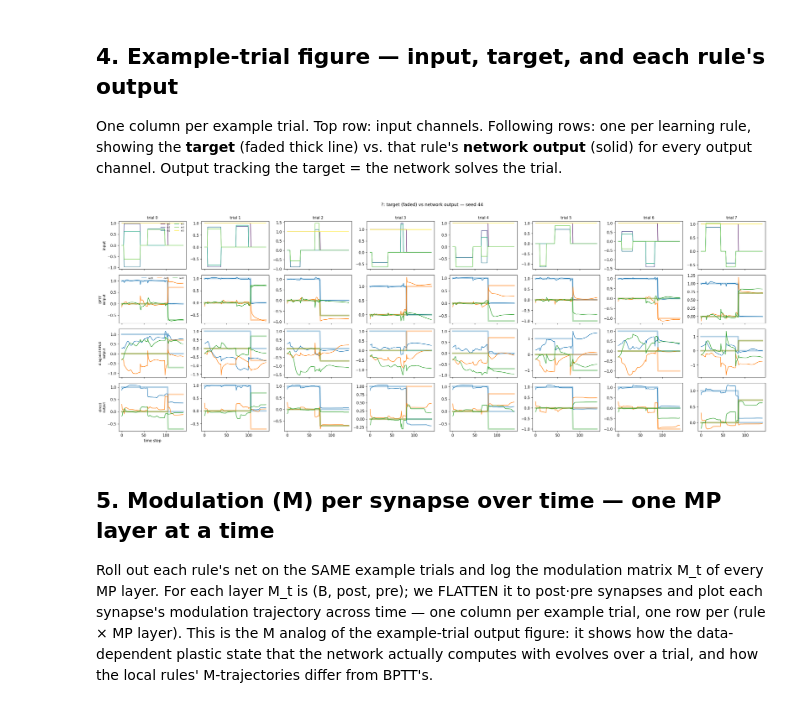
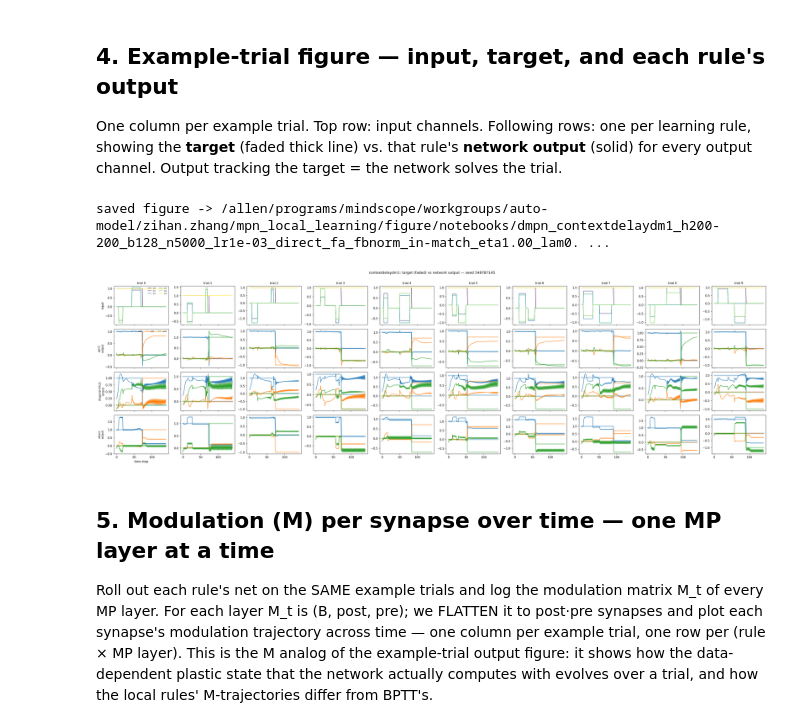
Before and after one commit to StevenZhang0116/mpn_local_learning, a Jupyter notebook: notebooks/visualize_performance.ipynb, the cells around one changed output. Cells and saved outputs as stored; diff of their text form; code cells hidden in the pictures.

Commit message:
save notebook result

```diff
--- a/notebooks/visualize_performance.ipynb
+++ b/notebooks/visualize_performance.ipynb
@@ -40,8 +40,8 @@ RULE_LABEL = {"bptt": "BPTT", "local_diag_rflo": "diagonal RFLO",
 # Nothing here is regenerated from train_mpn's globals — the net AND the task config
 # come from the checkpoints themselves.
 CKPT_DIR  = tm.CKPT_DIR    # default <root>/checkpoints; set to any path you like
-CKPT_STEM = "dmpn_contextdelaydm1_h200-200_b128_n5000_lr1e-03_direct_fa_eta1.00_lam0.99_"
-SEED      = 44             # the seed suffix on the checkpoint files
+CKPT_STEM = "dmpn_contextdelaydm1_h200-200_b128_n5000_lr1e-03_direct_fa_fbnorm_in-match_eta1.00_lam0.99_"
+SEED      = 548787145             # the seed suffix on the checkpoint files
 RULES     = ["bptt", "local_diag_rflo", "local_direct"]
 DEVICE    = torch.device("cpu")
 
@@ -58,4 +58,33 @@ any_ck  = ckpts[RULES[0]]
 RULESET = any_ck.get("ruleset") or any_ck.get("net_params", {}).get("ruleset", "?")
 print(f"\nruleset={RULESET}  n_input={any_net.n_input}  "
       f"n_hidden={any_net.n_hidden}  n_output={any_net.n_output}")
+
+# --- Output folder for saved figures (created if missing) ---
+# Figures from this notebook land in <root>/figure/notebooks/, named from the
+# checkpoint stem + seed + a per-figure suffix, so they are self-describing and do
+# not collide across runs. save_fig(fig, suffix) writes <stem><seed>_<suffix>.png.
+import _bootstrap
+FIG_OUT_DIR = _bootstrap.ROOT / "figure" / "notebooks"
+FIG_OUT_DIR.mkdir(parents=True, exist_ok=True)   # create the intermediate folder
+
+def save_fig(fig, suffix, dpi=150):
+    """Save `fig` to FIG_OUT_DIR as <CKPT_STEM><SEED>_<suffix>.png and return the path."""
+    fname = f"{CKPT_STEM}seed{SEED}_{suffix}.png"
+    out = FIG_OUT_DIR / fname
+    fig.savefig(out, dpi=dpi, bbox_inches="tight")
+    print(f"saved figure -> {out}")
+    return out
+
+print(f"figures will be saved to: {FIG_OUT_DIR}")
+
+import json as _json
+def save_json(obj, suffix):
+    """Save `obj` (JSON-serializable) to FIG_OUT_DIR as <CKPT_STEM>seed<SEED>_<suffix>.json
+    and return the path. Same naming convention as save_fig, so a figure and its
+    underlying numbers share a stem."""
+    out = FIG_OUT_DIR / f"{CKPT_STEM}seed{SEED}_{suffix}.json"
+    with open(out, "w") as fh:
+        _json.dump(obj, fh, indent=2)
+    print(f"saved json   -> {out}")
+    return out
 # %% [output]
@@ -209,34 +249,36 @@ in_cmap = plt.cm.viridis(np.linspace(0, 1, n_in))
 out_cmap = plt.cm.tab10(np.arange(n_out))
 
 for c in range(N_SHOW):
     # Top: input channels for trial c.
     ax = axes[0][c]
     for ch in range(n_in):
         ax.plot(inputs_np[c, :, ch], color=in_cmap[ch], lw=1.2,
                 label=f"in{ch}" if c == 0 else None)
     ax.set_title(f"trial {c}", fontsize=10)
     if c == 0:
         ax.set_ylabel("input", fontsize=10)
         ax.legend(fontsize=6, ncol=2, frameon=False, loc="upper right")
 
     # One row per rule: target (faded) vs network output (solid).
     for r, rule in enumerate(RULES):
         ax = axes[1 + r][c]
         for o in range(n_out):
             ax.plot(labels_np[c, :, o], color=out_cmap[o], lw=4, alpha=0.35)
             ax.plot(outputs[rule][c, :, o], color=out_cmap[o], lw=1.3,
                     label=f"out{o}" if c == 0 else None)
         if c == 0:
             ax.set_ylabel(f"{RULE_LABEL.get(rule, rule)}\noutput", fontsize=9)
             if r == 0:
                 ax.legend(fontsize=6, ncol=n_out, frameon=False, loc="upper right")
 axes[-1][0].set_xlabel("time step", fontsize=10)
 fig.suptitle(f"{RULESET}: target (faded) vs network output — seed {SEED}",
              y=1.005, fontsize=12)
 fig.tight_layout()
+save_fig(fig, "example_trials")
 plt.show()
 # %% [output]
+saved figure -> /allen/programs/mindscope/workgroups/auto-model/zihan.zhang/mpn_local_learning/figure/notebooks/dmpn_contextdelaydm1_h200-200_b128_n5000_lr1e-03_direct_fa_fbnorm_in-match_eta1.00_lam0. ...
-[figure, old version]
+[figure, new version]
 # %% [markdown]
 ## 5. Modulation (M) per synapse over time — one MP layer at a time
 
```
Also changed, not shown: parts of 5 cells of this notebook, 4 other files.
